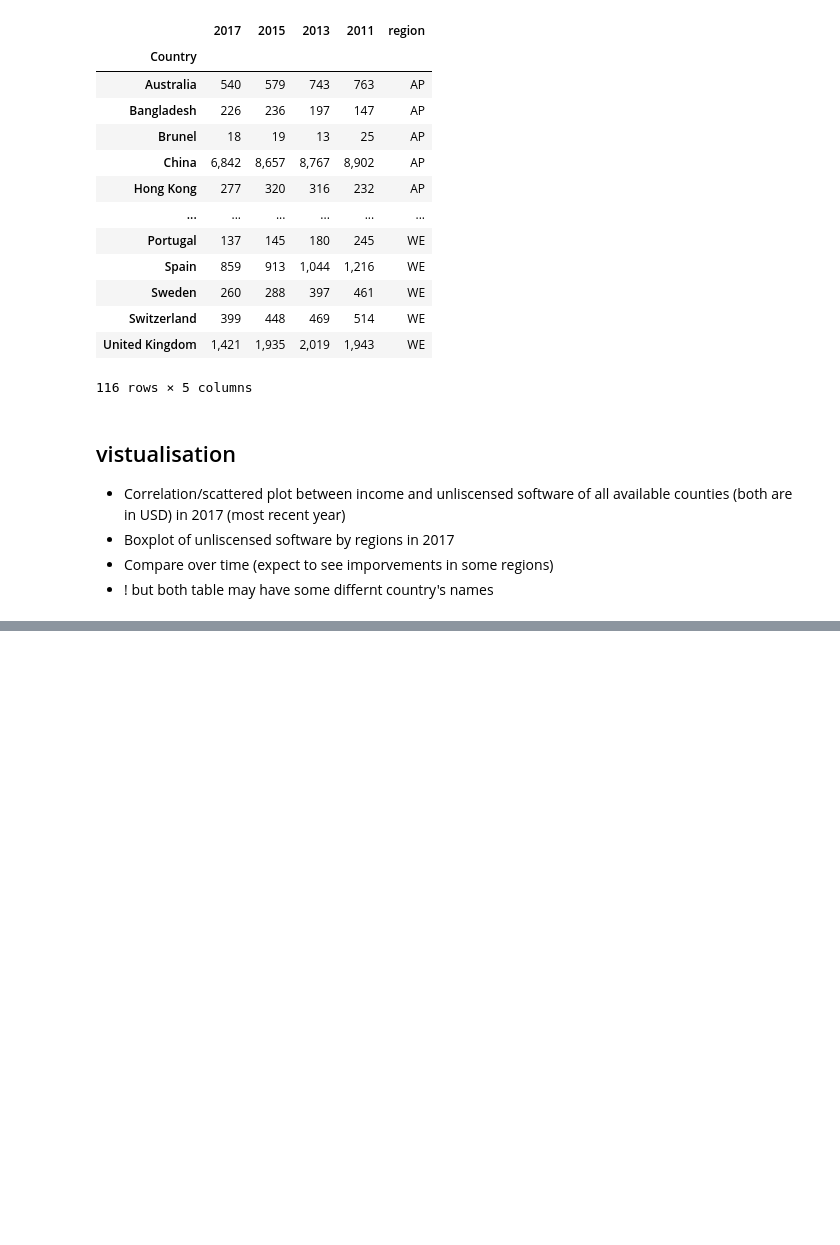
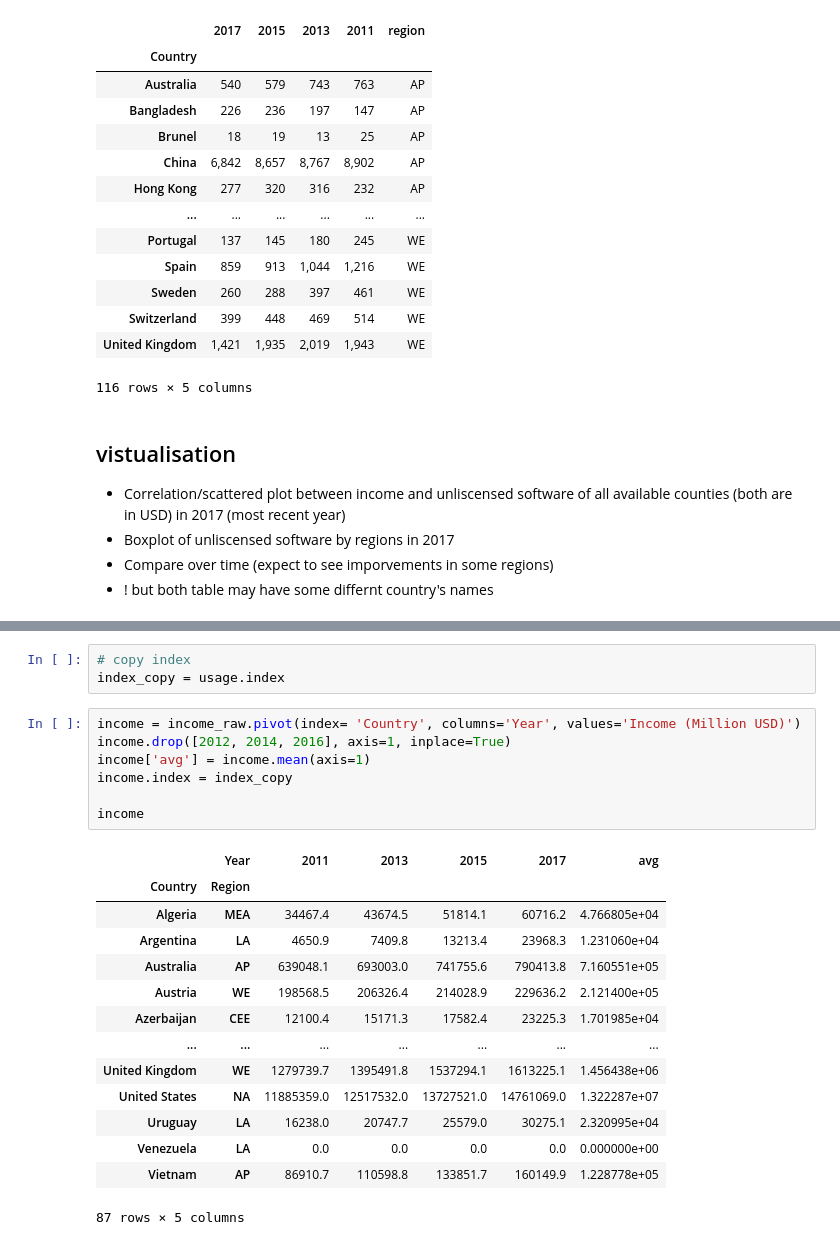
Before and after one commit to purachai-phonwisut/machine_learning_project, a Jupyter notebook: Bank.ipynb, the cells around one changed output, grey strips where cells are left out. Cells and saved outputs as stored; diff of their text form; blank space fills up the shorter version.

```diff
--- a/Bank.ipynb
+++ b/Bank.ipynb
@@ -79,0 +171,25 @@ data_long_format
+# %%
+# copy index
+index_copy = usage.index
+# %%
+income = income_raw.pivot(index= 'Country', columns='Year', values='Income (Million USD)')
+income.drop([2012, 2014, 2016], axis=1, inplace=True)
+income['avg'] = income.mean(axis=1)
+income.index = index_copy
+
+income
+# %% [output]
+|  | Year | 2011 | 2013 | 2015 | 2017 | avg |
+| Country | Region |  |  |  |  |  |
+| Algeria | MEA | 34467.4 | 43674.5 | 51814.1 | 60716.2 | 4.766805e+04 |
+| Argentina | LA | 4650.9 | 7409.8 | 13213.4 | 23968.3 | 1.231060e+04 |
+| Australia | AP | 639048.1 | 693003.0 | 741755.6 | 790413.8 | 7.160551e+05 |
+| Austria | WE | 198568.5 | 206326.4 | 214028.9 | 229636.2 | 2.121400e+05 |
+| Azerbaijan | CEE | 12100.4 | 15171.3 | 17582.4 | 23225.3 | 1.701985e+04 |
+| ... | ... | ... | ... | ... | ... | ... |
+| United Kingdom | WE | 1279739.7 | 1395491.8 | 1537294.1 | 1613225.1 | 1.456438e+06 |
+| United States | NA | 11885359.0 | 12517532.0 | 13727521.0 | 14761069.0 | 1.322287e+07 |
+| Uruguay | LA | 16238.0 | 20747.7 | 25579.0 | 30275.1 | 2.320995e+04 |
+| Venezuela | LA | 0.0 | 0.0 | 0.0 | 0.0 | 0.000000e+00 |
+| Vietnam | AP | 86910.7 | 110598.8 | 133851.7 | 160149.9 | 1.228778e+05 |
+87 rows × 5 columns
```
Also changed, not shown: parts of 13 cells of this notebook, 1 other file.
